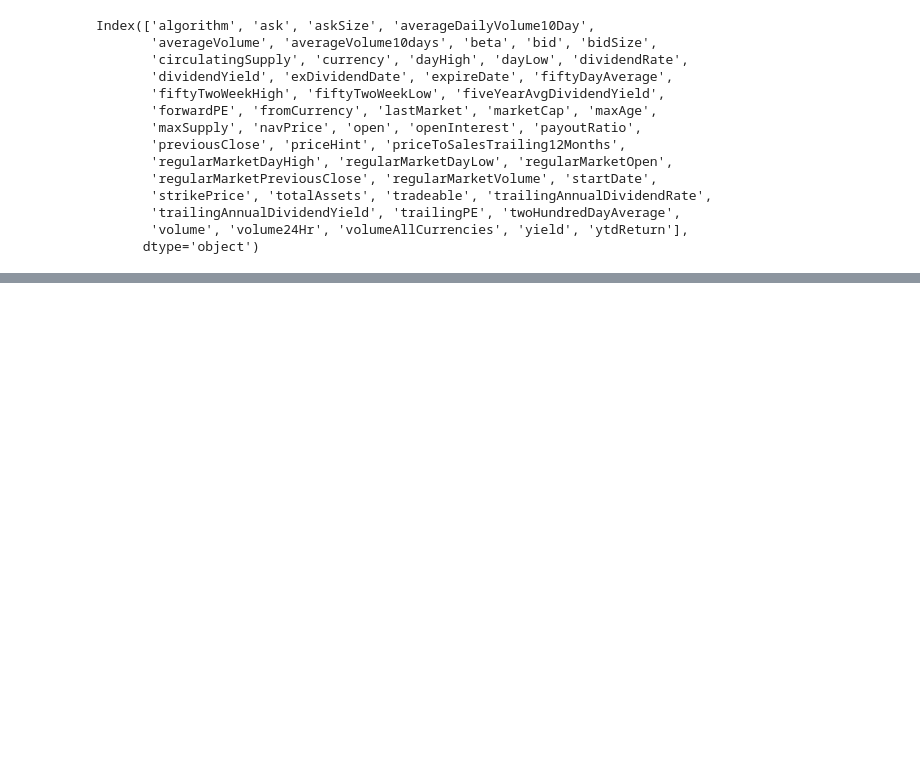
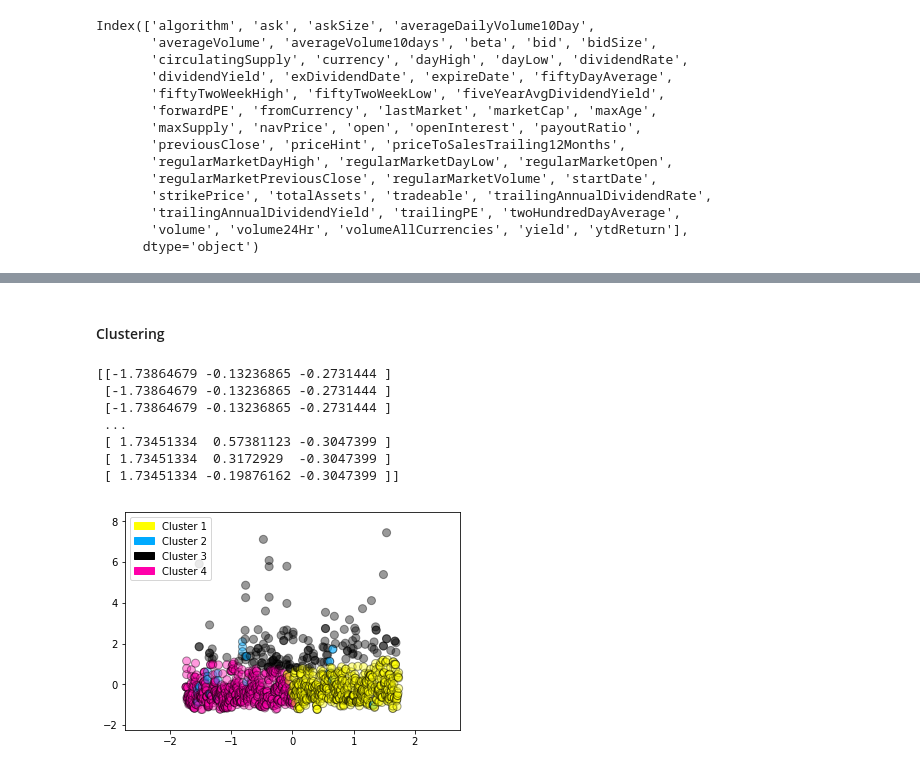
Before and after one commit to mengwangk/ai-playground, a Jupyter notebook: notebook/myInvestor-toolkit.ipynb, the cells around one changed output, grey strips where cells are left out. Saved outputs shown, nothing was run; the diff lists cells and outputs as text; code cells hidden in the pictures; blank space fills up the shorter version.

```diff
--- a/notebook/myInvestor-toolkit.ipynb
+++ b/notebook/myInvestor-toolkit.ipynb
@@ -307,3 +288,6 @@ Index(['algorithm', 'ask', 'askSize', 'averageDailyVolume10Day',
        'trailingAnnualDividendYield', 'trailingPE', 'twoHundredDayAverage',
        'volume', 'volume24Hr', 'volumeAllCurrencies', 'yield', 'ytdReturn'],
       dtype='object')
+# %%
+df_financials = df_financial[['symbol', 'previousClose', 'open', 'trailingPE', 'volume']]
+df_financials.head(10)
@@ -309,0 +308,8 @@ Index(['algorithm', 'ask', 'askSize', 'averageDailyVolume10Day',
+# %%
+df_analysis = pd.merge(df_selected_equities, df_financials, how='left', left_on='symbol', right_on='symbol')
+df_analysis['yield_return'] = df_analysis['amount'] / df_analysis['previousClose'] * 100
+df_analysis = df_analysis.round({'yield_return':2})
+# df_analysis = df_analysis.query('yield_return > 5')
+# df_analysis = df_analysis[df_analysis.name.str.contains('media', case=False)]
+df_analysis.head(10)
+#len(df_analysis)
@@ -309,0 +330,3 @@ Index(['algorithm', 'ask', 'askSize', 'averageDailyVolume10Day',
+# %%
+df_analysis['symbol_id'] = df_analysis.groupby('symbol').ngroup()
+df_analysis.head(10)
@@ -309,0 +345,32 @@ Index(['algorithm', 'ask', 'askSize', 'averageDailyVolume10Day',
+# %% [markdown]
+#### Clustering
+# %%
+### K Mean Clustering
+from sklearn.cluster import KMeans
+from adspy_shared_utilities import plot_labelled_scatter
+from sklearn.preprocessing import MinMaxScaler, StandardScaler
+
+X_symbols = df_analysis[['symbol_id', 'yield_return', 'volume']]
+
+#df_analysis.dtypes
+
+X_symbols_normalized = StandardScaler().fit(X_symbols).transform(X_symbols)
+
+# print(X_symbols.as_matrix())
+print(X_symbols_normalized)
+
+kmeans = KMeans(n_clusters = 4)
+kmeans.fit(X_symbols_normalized)
+#kmeans.fit(X_symbols.as_matrix())
+
+plot_labelled_scatter(X_symbols_normalized, kmeans.labels_,
+                      ['Cluster 1', 'Cluster 2', 'Cluster 3', 'Cluster 4'])
+# %% [output]
+[[-1.73864679 -0.13236865 -0.2731444 ]
+ [-1.73864679 -0.13236865 -0.2731444 ]
+ [-1.73864679 -0.13236865 -0.2731444 ]
+ ...
+ [ 1.73451334  0.57381123 -0.3047399 ]
+ [ 1.73451334  0.3172929  -0.3047399 ]
+ [ 1.73451334 -0.19876162 -0.3047399 ]]
+[figure, added]
```
Also changed, not shown: parts of 14 cells of this notebook, 10 other files.
